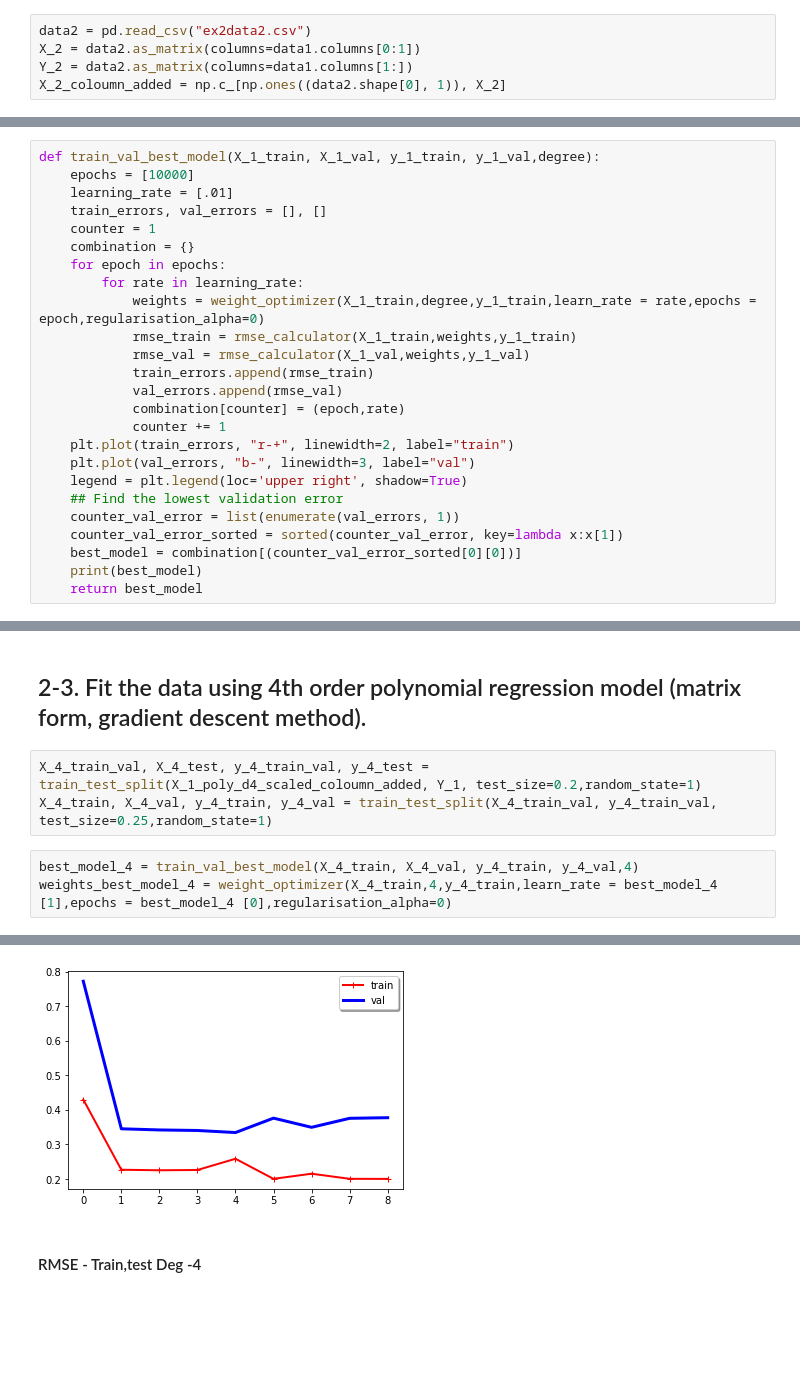
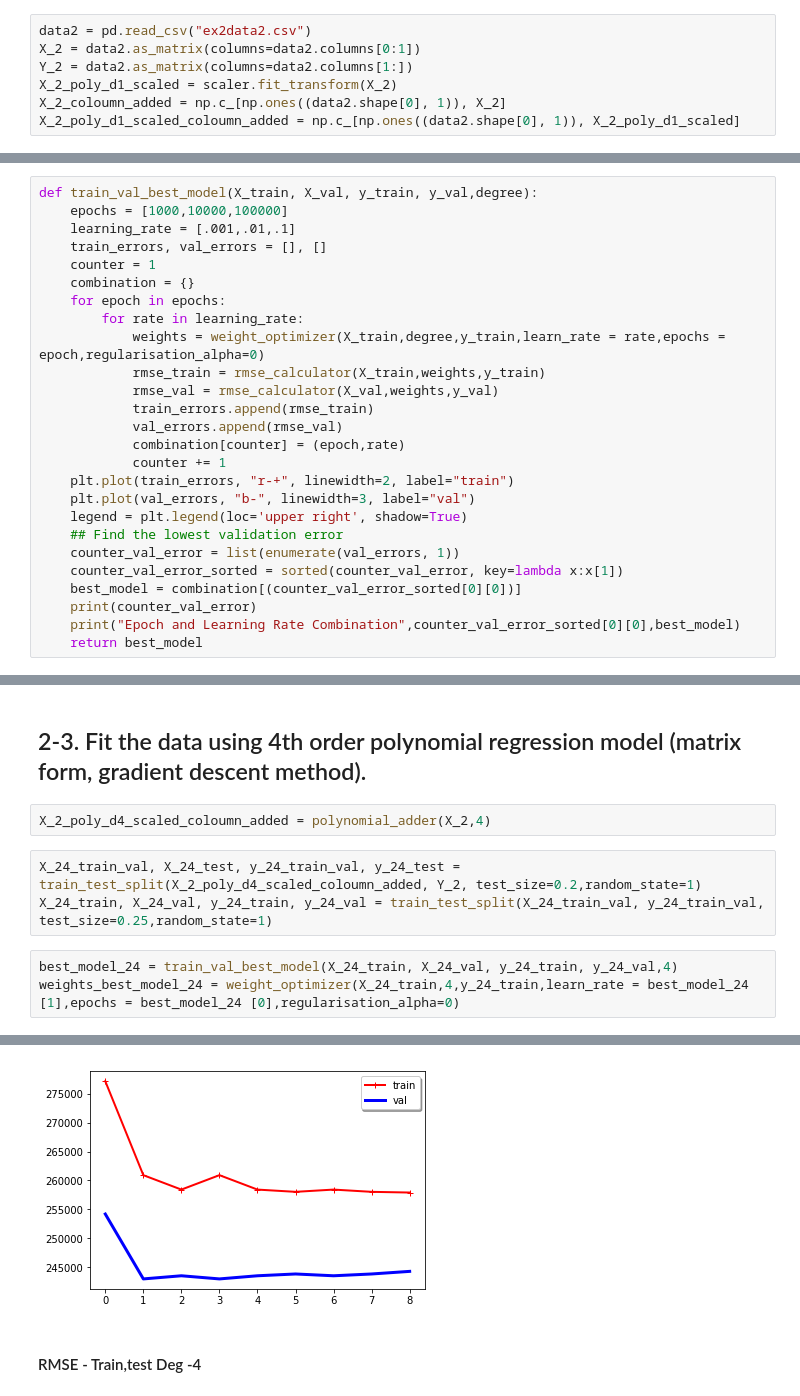
Before and after one commit to airwind11/Deep_Learning_CMPE-258, a Jupyter notebook: Assignment_2/assignment_2_Aravinda_Misra.ipynb, the cells around one changed output, grey strips where cells are left out. Drawn from its saved outputs; the diff is of its cells as text; blank space fills up the shorter version.

```diff
--- a/Assignment_2/assignment_2_Aravinda_Misra.ipynb
+++ b/Assignment_2/assignment_2_Aravinda_Misra.ipynb
@@ -489,6 +489,8 @@ ridge_lasso_graph_plotter(X_1_poly_d16_scaled_coloumn_added,Y_1,lasso_mode1_3,gr
 # plot_learning_curves(polynomial_regression, X, y)
 # %%
 data2 = pd.read_csv("ex2data2.csv")
-X_2 = data2.as_matrix(columns=data1.columns[0:1])
-Y_2 = data2.as_matrix(columns=data1.columns[1:])
+X_2 = data2.as_matrix(columns=data2.columns[0:1])
+Y_2 = data2.as_matrix(columns=data2.columns[1:])
+X_2_poly_d1_scaled = scaler.fit_transform(X_2)
 X_2_coloumn_added = np.c_[np.ones((data2.shape[0], 1)), X_2]
+X_2_poly_d1_scaled_coloumn_added = np.c_[np.ones((data2.shape[0], 1)), X_2_poly_d1_scaled]
@@ -512,17 +519,17 @@ def Mean_Square_Error_calculator(data,weights,actual_label):
     rms = mean_squared_error(actual_label, predict_y)
     return rms
 # %%
-def train_val_best_model(X_1_train, X_1_val, y_1_train, y_1_val,degree):
-    epochs = [10000]
-    learning_rate = [.01]
+def train_val_best_model(X_train, X_val, y_train, y_val,degree):
+    epochs = [1000,10000,100000]
+    learning_rate = [.001,.01,.1]
     train_errors, val_errors = [], []
     counter = 1
     combination = {}
     for epoch in epochs:
         for rate in learning_rate:
-            weights = weight_optimizer(X_1_train,degree,y_1_train,learn_rate = rate,epochs = epoch,regularisation_alpha=0)
-            rmse_train = rmse_calculator(X_1_train,weights,y_1_train)
-            rmse_val = rmse_calculator(X_1_val,weights,y_1_val)
+            weights = weight_optimizer(X_train,degree,y_train,learn_rate = rate,epochs = epoch,regularisation_alpha=0)
+            rmse_train = rmse_calculator(X_train,weights,y_train)
+            rmse_val = rmse_calculator(X_val,weights,y_val)
             train_errors.append(rmse_train)
             val_errors.append(rmse_val)
             combination[counter] = (epoch,rate)
@@ -534,6 +541,7 @@ def train_val_best_model(X_1_train, X_1_val, y_1_train, y_1_val,degree):
     counter_val_error = list(enumerate(val_errors, 1))
     counter_val_error_sorted = sorted(counter_val_error, key=lambda x:x[1])
     best_model = combination[(counter_val_error_sorted[0][0])]
-    print(best_model)
+    print(counter_val_error)
+    print("Epoch and Learning Rate Combination",counter_val_error_sorted[0][0],best_model)
     return best_model
 # %%
@@ -589,9 +602,11 @@ No handles with labels found to put in legend.
 # %% [markdown]
 ## 2-3. Fit the data using 4th order polynomial regression model (matrix form, gradient descent method).
+# %%
+X_2_poly_d4_scaled_coloumn_added = polynomial_adder(X_2,4)
 # %%
-X_4_train_val, X_4_test, y_4_train_val, y_4_test = train_test_split(X_1_poly_d4_scaled_coloumn_added, Y_1, test_size=0.2,random_state=1)
-X_4_train, X_4_val, y_4_train, y_4_val = train_test_split(X_4_train_val, y_4_train_val, test_size=0.25,random_state=1)
+X_24_train_val, X_24_test, y_24_train_val, y_24_test = train_test_split(X_2_poly_d4_scaled_coloumn_added, Y_2, test_size=0.2,random_state=1)
+X_24_train, X_24_val, y_24_train, y_24_val = train_test_split(X_24_train_val, y_24_train_val, test_size=0.25,random_state=1)
 # %%
-best_model_4 = train_val_best_model(X_4_train, X_4_val, y_4_train, y_4_val,4)
-weights_best_model_4 = weight_optimizer(X_4_train,4,y_4_train,learn_rate = best_model_4 [1],epochs = best_model_4 [0],regularisation_alpha=0)
+best_model_24 = train_val_best_model(X_24_train, X_24_val, y_24_train, y_24_val,4)
+weights_best_model_24 = weight_optimizer(X_24_train,4,y_24_train,learn_rate = best_model_24 [1],epochs = best_model_24 [0],regularisation_alpha=0)
 # %% [output]
@@ -599,3 +615,3 @@ weights_best_model_4 = weight_optimizer(X_4_train,4,y_4_train,learn_rate = best_
-[figure, old version]
+[figure, new version]
 # %% [markdown]
 #### RMSE - Train,test Deg -4
```
Also changed, not shown: parts of 52 cells of this notebook, 1 other file.
